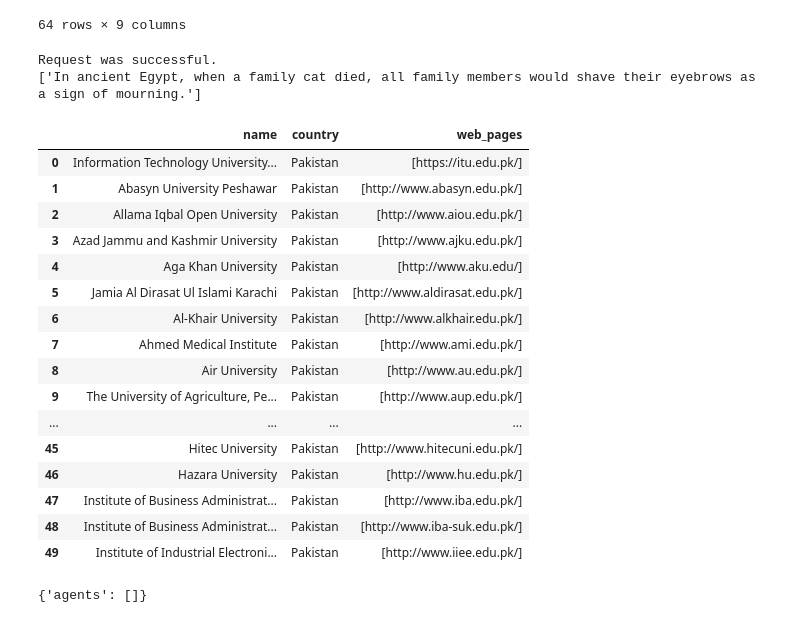
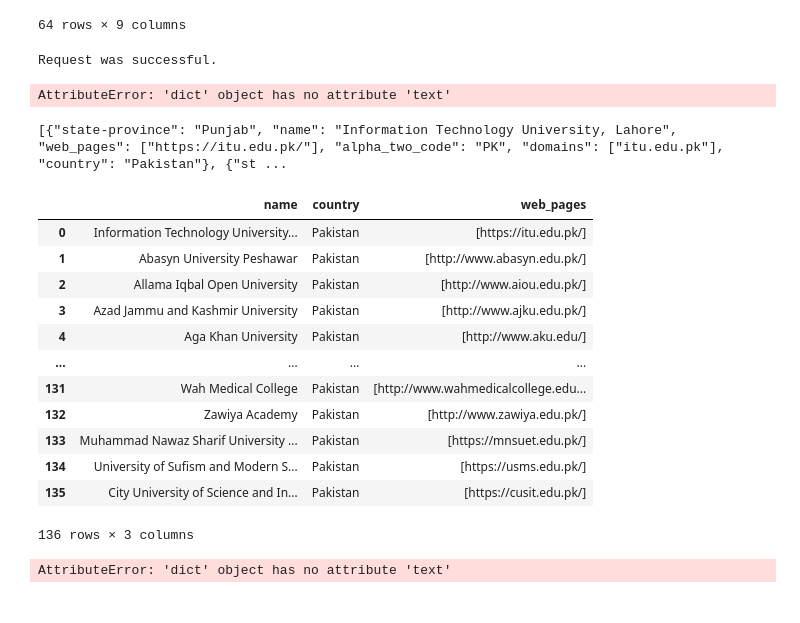
Before and after one commit to muhammadabid236159/AI-100-days-, a Jupyter notebook: 08_Web_Scraping_APIs/day24_web_apis_requests.ipynb, the cells around one changed output. Saved outputs shown, nothing was run; the diff lists cells and outputs as text; code cells hidden in the pictures.

```diff
--- a/08_Web_Scraping_APIs/day24_web_apis_requests.ipynb
+++ b/08_Web_Scraping_APIs/day24_web_apis_requests.ipynb
@@ -43,38 +43,37 @@ if response.status_code == 200:
     print("Request was successful.")
 
 data = response.json()
-print(data["data"])
+print(data.text)
 # %% [output]
 Request was successful.
-['In ancient Egypt, when a family cat died, all family members would shave their eyebrows as a sign of mourning.']
+AttributeError: 'dict' object has no attribute 'text'
 # %%
 import requests
 import pandas as pd
 
 url = "http://universities.hipolabs.com/search?country=Pakistan"
 response = requests.get(url)
-data = response.json()
-df = pd.json_normalize(data)
-df = df[["name", "country", "web_pages"]]
-df.head(50)
+print(response.text)
+# data = response.json()
+# df = pd.json_normalize(data)
+# df = df[["name", "country", "web_pages"]]
+
+df
 # %% [output]
+[{"state-province": "Punjab", "name": "Information Technology University, Lahore", "web_pages": ["https://itu.edu.pk/"], "alpha_two_code": "PK", "domains": ["itu.edu.pk"], "country": "Pakistan"}, {"st ...
 |  | name | country | web_pages |
 | 0 | Information Technology University... | Pakistan | [https://itu.edu.pk/] |
 | 1 | Abasyn University Peshawar | Pakistan | [http://www.abasyn.edu.pk/] |
 | 2 | Allama Iqbal Open University | Pakistan | [http://www.aiou.edu.pk/] |
 | 3 | Azad Jammu and Kashmir University | Pakistan | [http://www.ajku.edu.pk/] |
 | 4 | Aga Khan University | Pakistan | [http://www.aku.edu/] |
-| 5 | Jamia Al Dirasat Ul Islami Karachi | Pakistan | [http://www.aldirasat.edu.pk/] |
-| 6 | Al-Khair University | Pakistan | [http://www.alkhair.edu.pk/] |
-| 7 | Ahmed Medical Institute | Pakistan | [http://www.ami.edu.pk/] |
-| 8 | Air University | Pakistan | [http://www.au.edu.pk/] |
-| 9 | The University of Agriculture, Pe... | Pakistan | [http://www.aup.edu.pk/] |
 | ... | ... | ... | ... |
-| 45 | Hitec University | Pakistan | [http://www.hitecuni.edu.pk/] |
-| 46 | Hazara University | Pakistan | [http://www.hu.edu.pk/] |
-| 47 | Institute of Business Administrat... | Pakistan | [http://www.iba.edu.pk/] |
-| 48 | Institute of Business Administrat... | Pakistan | [http://www.iba-suk.edu.pk/] |
-| 49 | Institute of Industrial Electroni... | Pakistan | [http://www.iiee.edu.pk/] |
+| 131 | Wah Medical College | Pakistan | [http://www.wahmedicalcollege.edu... |
+| 132 | Zawiya Academy | Pakistan | [http://www.zawiya.edu.pk/] |
+| 133 | Muhammad Nawaz Sharif University ... | Pakistan | [https://mnsuet.edu.pk/] |
+| 134 | University of Sufism and Modern S... | Pakistan | [https://usms.edu.pk/] |
+| 135 | City University of Science and In... | Pakistan | [https://cusit.edu.pk/] |
+136 rows × 3 columns
 # %%
 API_KEY = "YOUR_API_KEY_HERE"
 url=f"https://generativelanguage.googleapis.com/v1beta/{{name=files/*}}?key={API_KEY}"
@@ -83,9 +82,10 @@ if response.status_code == 200:
     print("Request was successful.")
     data = response.json()
 
-print(data)
+
+print(data.text)
 # %% [output]
-{'agents': []}
+AttributeError: 'dict' object has no attribute 'text'
 # %%
 
 import requests
```
Also changed, not shown: parts of 6 cells of this notebook, 5 other files.
